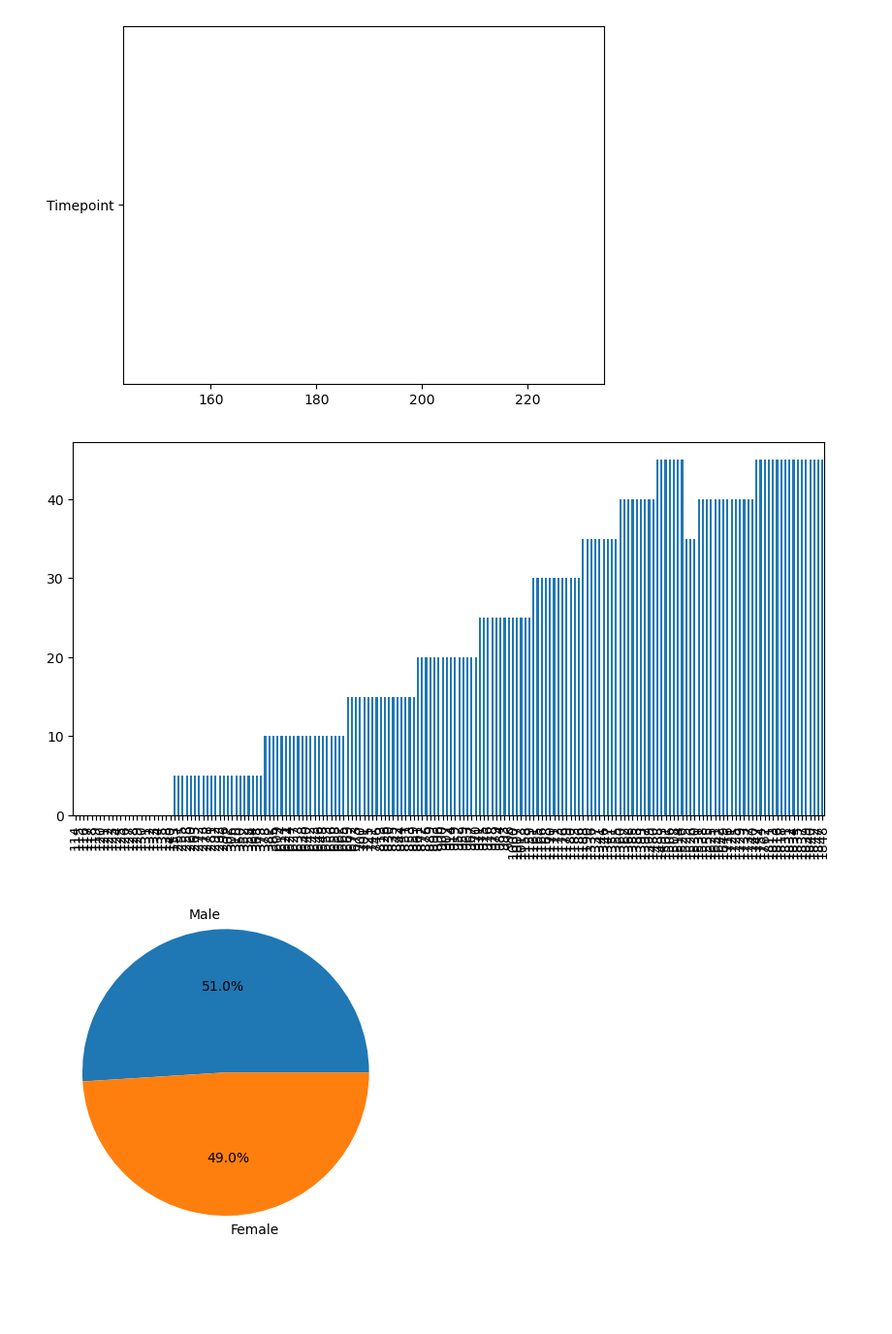
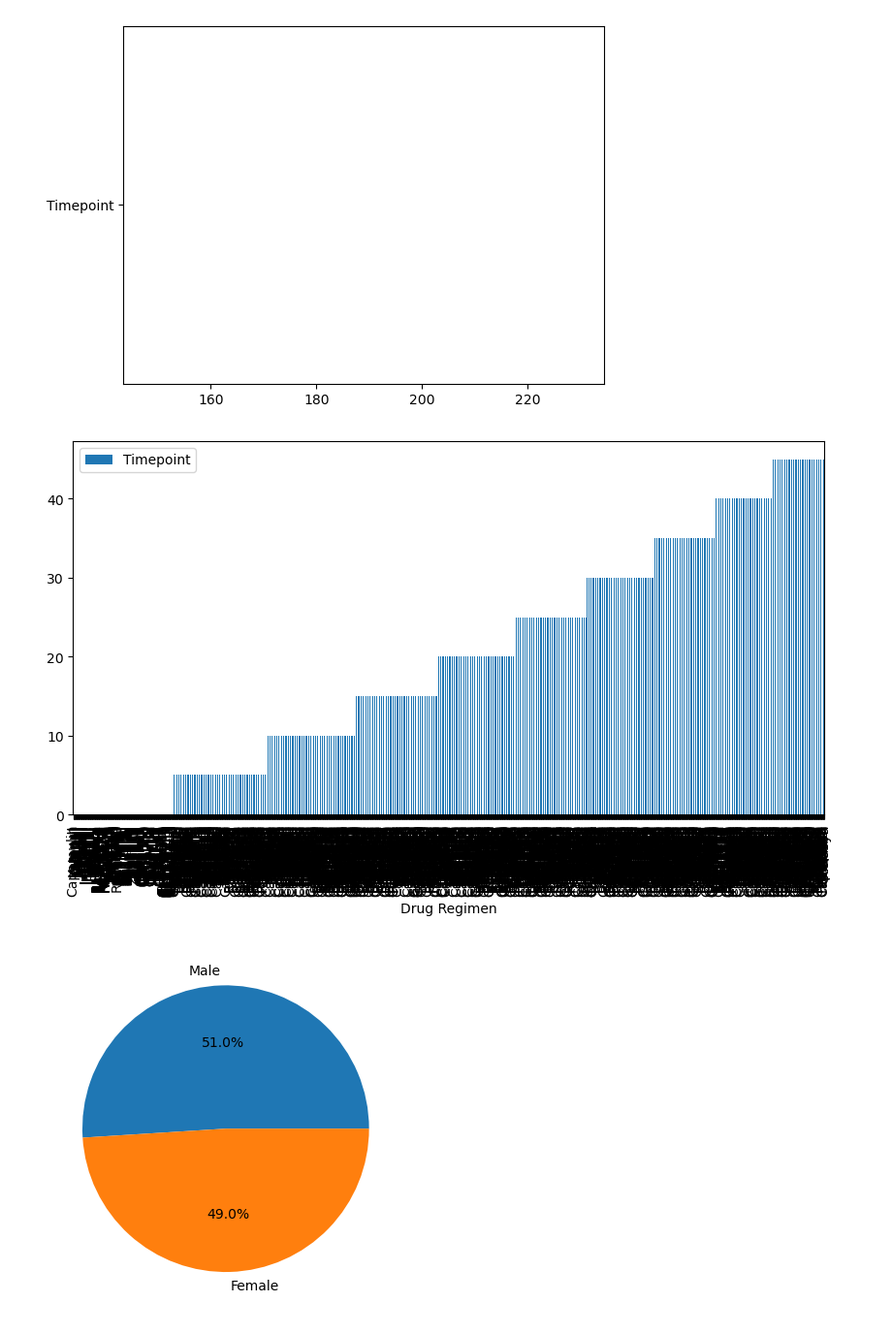
Before and after one commit to KDR9577/MatPlotlib, a Jupyter notebook: MatPlotlib/pymaceuticals_starter.ipynb, the cells around one changed output. Shown at 97% size. Drawn from its saved outputs; the diff is of its cells as text; code cells hidden in the pictures; blank space fills up the shorter version.

```diff
--- a/MatPlotlib/pymaceuticals_starter.ipynb
+++ b/MatPlotlib/pymaceuticals_starter.ipynb
@@ -154,11 +154,11 @@ plt.bar(x, ("Timepoint"))
 # %%
 # Generate a bar plot showing the total number of rows (Mouse ID/Timepoints) for each drug regimen using pyplot.
 #ID_timepoint_df = cleaned_df[["Drug Regimen", "Timepoint"]]
-regimen.plot(kind="bar", figsize=(10, 5))
+cleaned_df.plot("Drug Regimen", "Timepoint", kind="bar", figsize=(10, 5))
 tick_locations = [value for value in regimen]
 plt.show()
 # %% [output]
-[figure, old version]
+[figure, new version]
 # %%
 # Generate a pie plot showing the distribution of female versus male mice using Pandas
 sex_avgs = cleaned_df.value_counts((["Sex"]) ,["Male"] ,["Female"])*100
```
Also changed, not shown: parts of 1 cell of this notebook.
